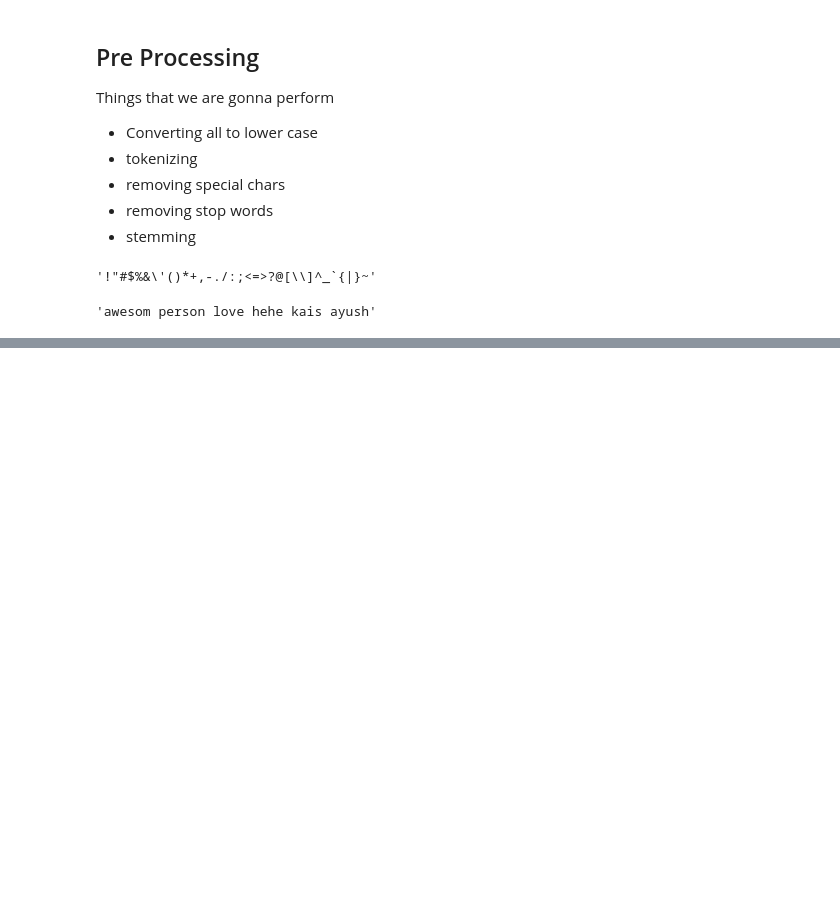
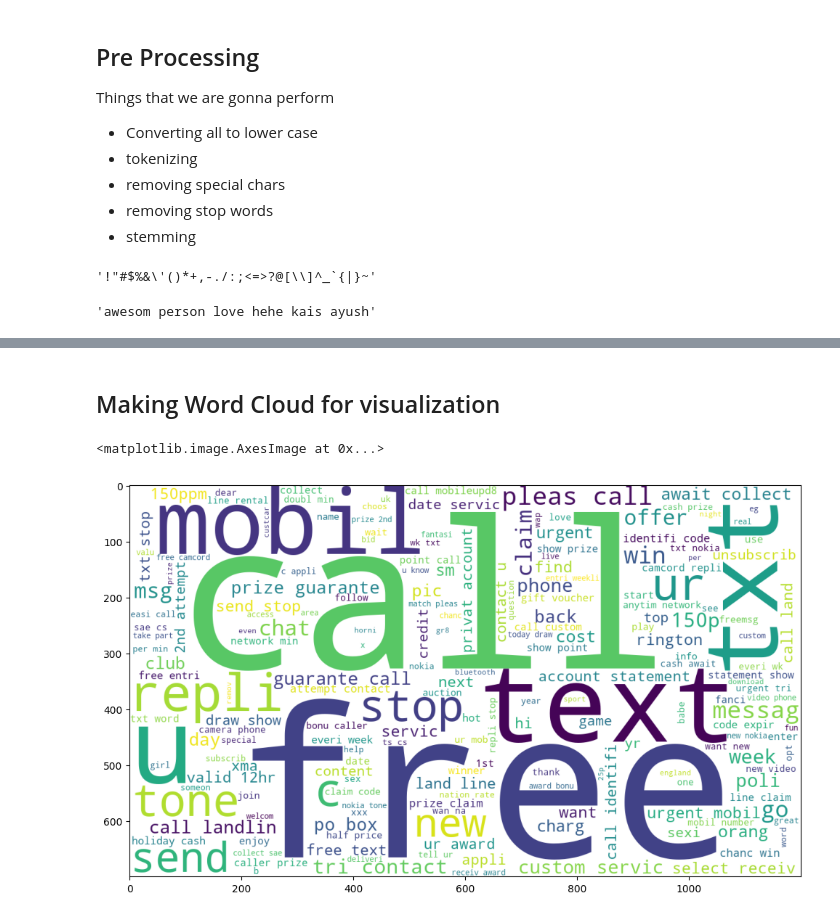
Before and after one commit to mr-ayush-agrawal/MachineLearningBasics, a Jupyter notebook: SpamHamClassifier/Spam_Detection.ipynb, the cells around one changed output, grey strips where cells are left out. Saved outputs shown, nothing was run; the diff lists cells and outputs as text; code cells hidden in the pictures; blank space fills up the shorter version.

Commit message:
Word Cloud

```diff
--- a/SpamHamClassifier/Spam_Detection.ipynb
+++ b/SpamHamClassifier/Spam_Detection.ipynb
@@ -297,0 +298,13 @@ data.sample(5)
+# %% [markdown]
+## Making Word Cloud for visualization
+# %%
+from wordcloud import WordCloud
+wc = WordCloud(width = 1200, height= 700, min_font_size = 8, background_color = "white")
+# %%
+# Generating cloud for most used words in spam
+plt.figure(figsize=(12,7))
+spam_Wc = wc.generate(data[data['class'] == 1]['transformed_Text'].str.cat(sep = " "))
+plt.imshow(spam_Wc)
+# %% [output]
+<matplotlib.image.AxesImage at 0x...>
+[figure, added]
```
Also changed, not shown: parts of 5 cells of this notebook.
